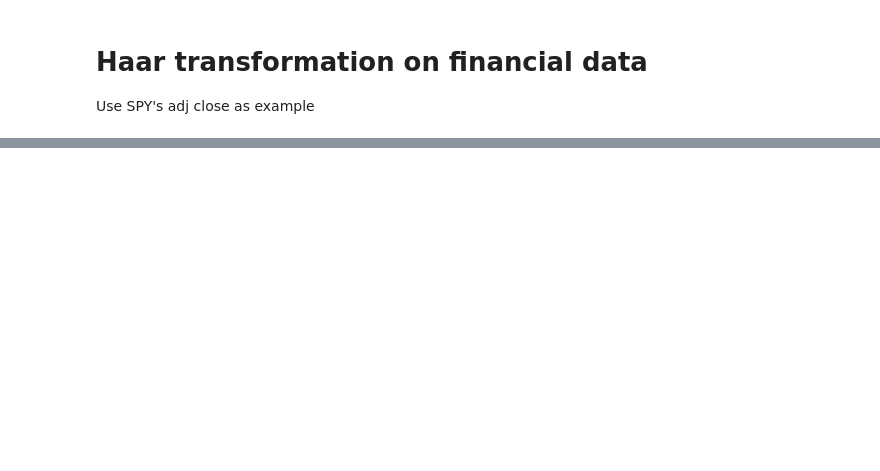
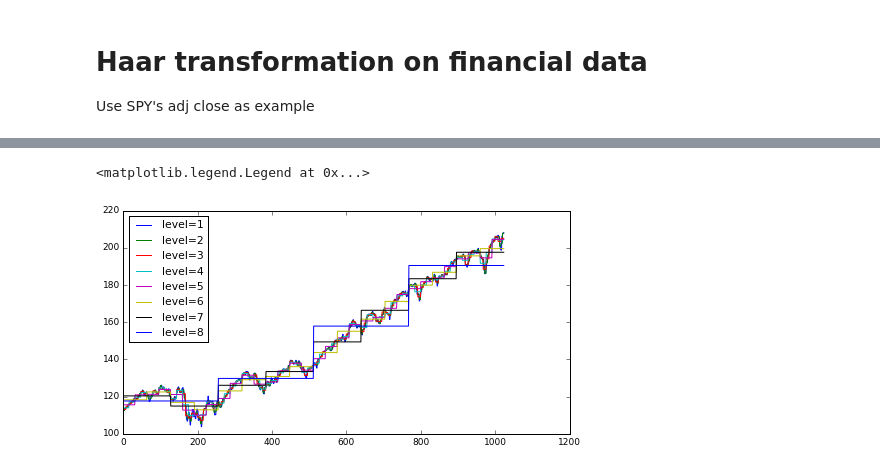
Before and after one commit to mark5907/mark5907.github.io, a Jupyter notebook: study/haar.ipynb, the cells around one changed output, grey strips where cells are left out. Saved outputs shown, nothing was run; the diff lists cells and outputs as text; code cells hidden in the pictures; blank space fills up the shorter version.

```diff
--- a/study/haar.ipynb
+++ b/study/haar.ipynb
@@ -163,0 +21,17 @@ array([ 0.70710678, -0.70710678,  0.        ,  0.        ])
+# %%
+import pywt
+haar = pywt.Wavelet('haar')
+coefs = pywt.wavedec(s.values, haar)
+
+levels = 8
+plt.figure(figsize=(8,4))
+for i in xrange(levels):
+    k = -1*(i+1)
+    coefs[k] = np.zeros_like(coefs[k])
+    ss = pywt.waverec(coefs, haar)
+    plt.plot(ss,label='level=%d'%(i+1))
+
+plt.legend(loc='best')
+# %% [output]
+<matplotlib.legend.Legend at 0x...>
+[figure, added]
```
Also changed, not shown: parts of 9 cells of this notebook.
